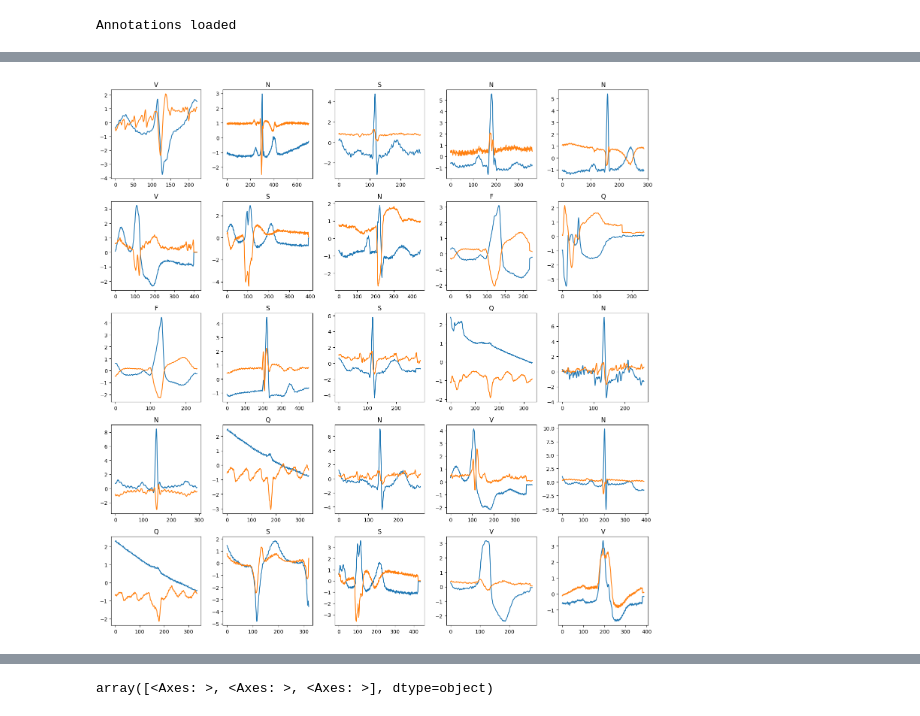
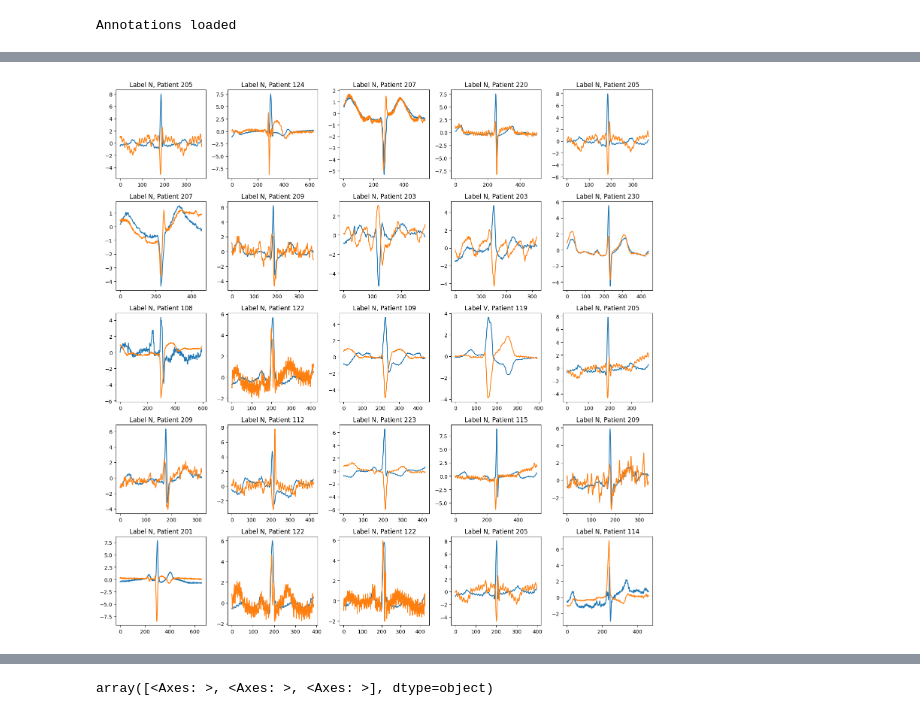
Before and after one commit to luna97/MIT-BIH_ecg_arrhytmia, a Jupyter notebook: preprocess_dataset.ipynb, the cells around one changed output, grey strips where cells are left out. Cells and saved outputs as stored; diff of their text form; code cells hidden in the pictures.

```diff
--- a/preprocess_dataset.ipynb
+++ b/preprocess_dataset.ipynb
@@ -10,7 +10,7 @@ train = [101, 106, 108, 109, 112, 114, 115, 116, 118, 119, 122, 124, 201, 203, 2
 test = [100, 103, 105, 111, 113, 117, 121, 123, 200, 202, 210, 212, 213, 214, 219, 221, 222, 228, 231, 232, 233, 234]
 val = [102, 104, 107, 217]
 all = train + test
-data_folder = 'data/raw'
+data_folder = '/media/luna97/MIT-BHI/data/raw'
 # %%
 signals_train = []
 for i in tqdm(train):
@@ -287,8 +293,8 @@ Original labels: 8761, New labels: 24084
 # %%
 # get some examples for debugging
-processed_samples_train = create_samples(signals_train, annotations_train, data_folder='data/preprocessed_base/', subset='train', in_memory=True, preprocessing_method=None, normalization='normal', splitting_method='mid_peak', use_smote=True)
-processed_samples_test = create_samples(signals_test, annotations_test, data_folder='data/preprocessed_base/', subset='test', in_memory=True, preprocessing_method=None, normalization='normal', splitting_method='mid_peak', use_smote=True)
-processed_samples_val = create_samples(signals_val, annotations_val, data_folder='data/preprocessed_base/', subset='val', in_memory=True, preprocessing_method=None, normalization='normal', splitting_method='mid_peak', use_smote=True)
+processed_samples_train = create_samples(signals_train, annotations_train, data_folder='data/preprocessed_base/', subset='train', in_memory=True, preprocessing_method=None, normalization='normal', splitting_method='mid_peak', use_smote=False)
+processed_samples_test = create_samples(signals_test, annotations_test, data_folder='data/preprocessed_base/', subset='test', in_memory=True, preprocessing_method=None, normalization='normal', splitting_method='mid_peak', use_smote=False)
+processed_samples_val = create_samples(signals_val, annotations_val, data_folder='data/preprocessed_base/', subset='val', in_memory=True, preprocessing_method=None, normalization='normal', splitting_method='mid_peak', use_smote=False)
 
 #processed_samples_train = create_samples(signals_train, annotations_train, data_folder='data/preprocessed_nk_clean/', subset='train', in_memory=True, preprocessing_method='nk_clean')
 #processed_samples_test = create_samples(signals_test, annotations_test, data_folder='data/preprocessed_nk_clean/', subset='test', in_memory=True, preprocessing_method='nk_clean')
@@ -435,21 +429,21 @@ Samples longer than 800 val:  0
 # %%
 import random
 
 # plot some processed samples in a grid
 import matplotlib.pyplot as plt
 
 fig, axes = plt.subplots(5, 5, figsize=(15, 15))
 axes = axes.flatten()
 
 random_indices = random.sample(range(len(processed_samples_train)), 25)
 
 for i, idx in enumerate(random_indices):
-    signal, label = processed_samples_train[idx]
+    signal, label, pat_id, _ = processed_samples_train[idx]
     axes[i].plot(signal)
-    axes[i].set_title(label)
+    axes[i].set_title(f'Label {label}, Patient {pat_id}')
     # axes[i].axis('off')
 
 plt.tight_layout()
 plt.show()
 # %% [output]
-[figure, old version]
+[figure, new version]
```
Also changed, not shown: parts of 6 cells of this notebook, 8 other files.
